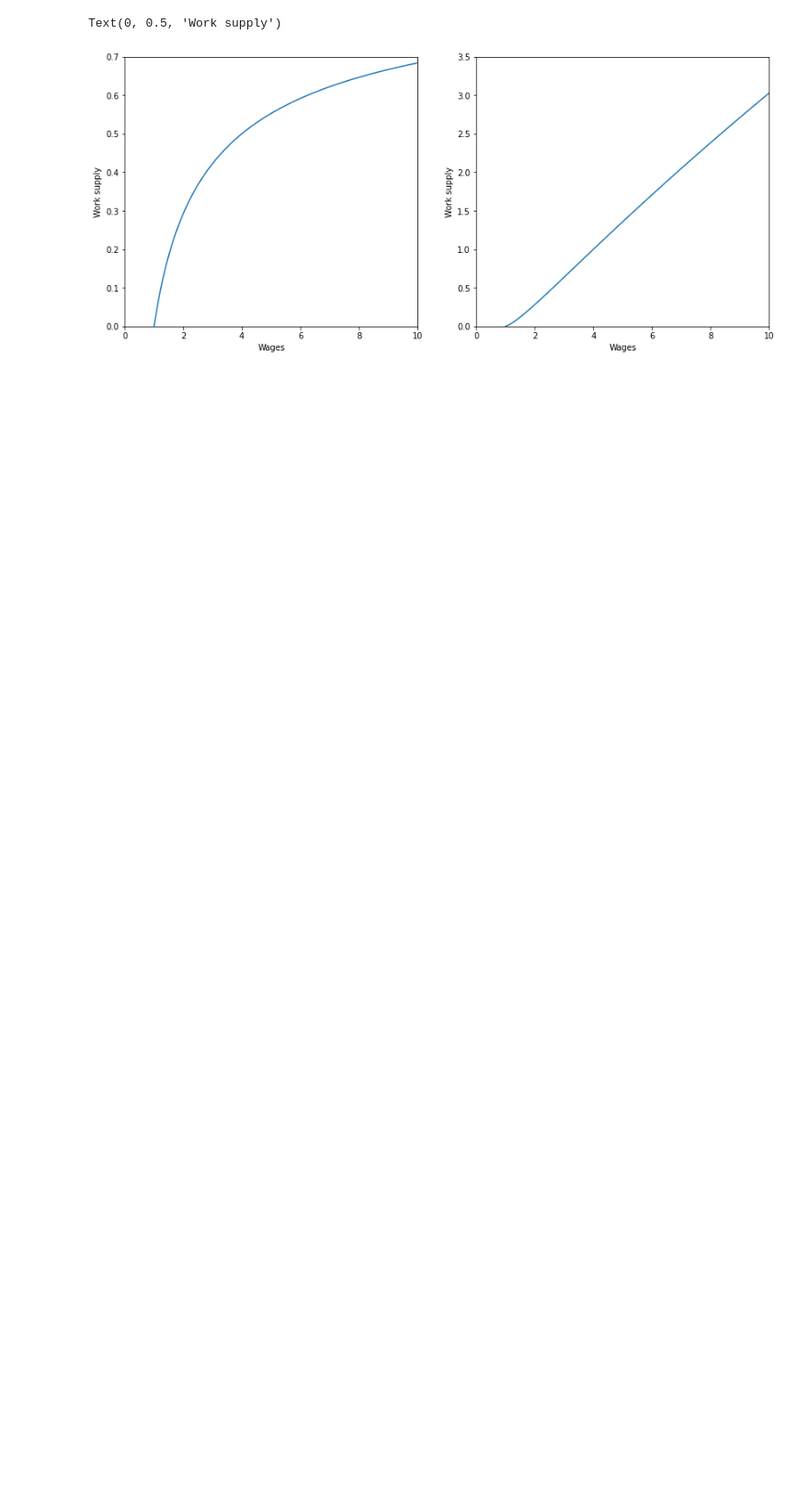
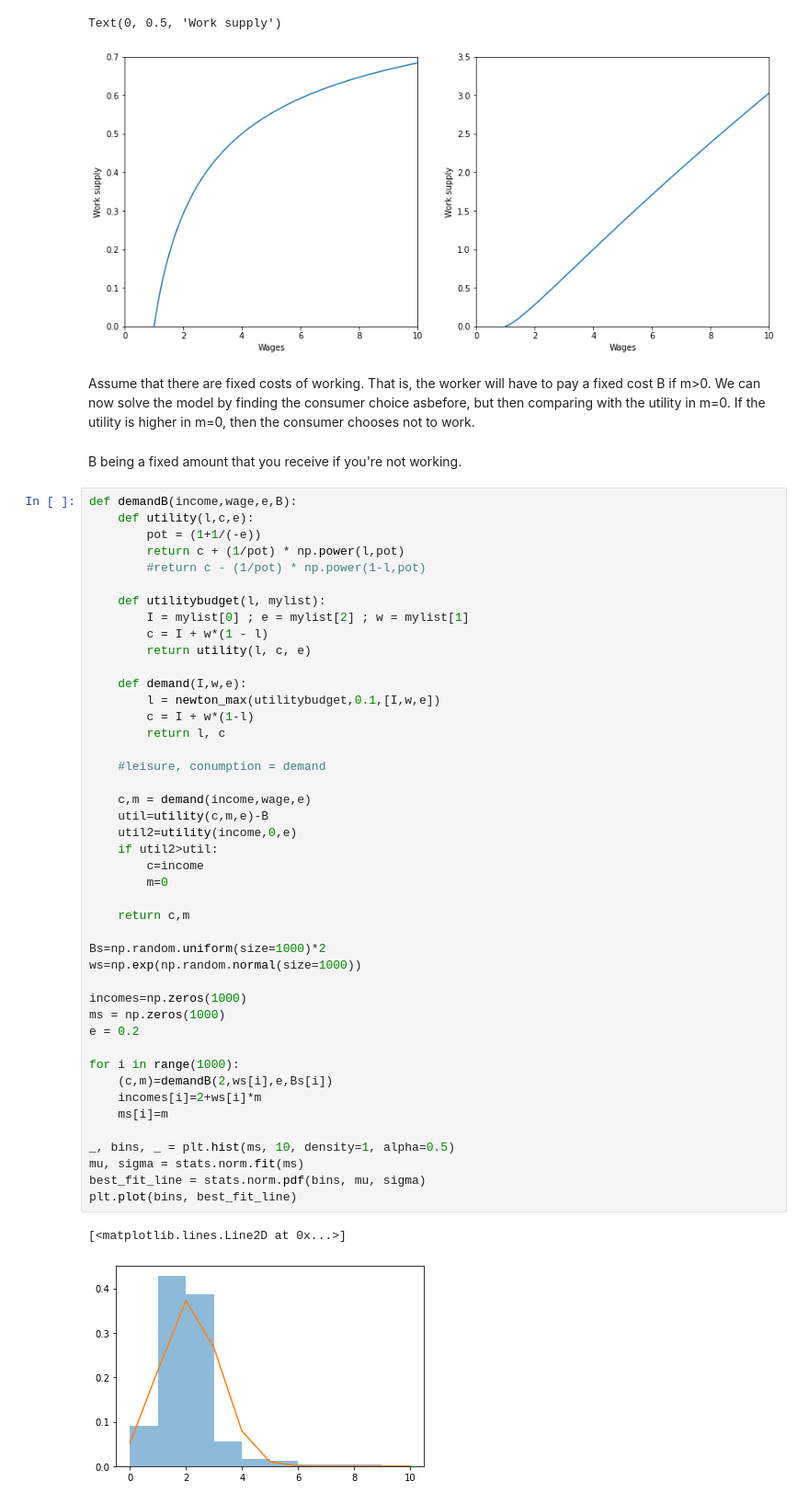
Before and after one commit to PaulineMalaguti/EBA3650, a Jupyter notebook: Lecture 5/QE_Problem_Set_5.ipynb, the cells around one changed output. Shown at 92% size. Cells and saved outputs as stored; diff of their text form; blank space fills up the shorter version.

```diff
--- a/Lecture 5/QE_Problem_Set_5.ipynb
+++ b/Lecture 5/QE_Problem_Set_5.ipynb
@@ -862,3 +859,54 @@ ax1.set_ylabel('Work supply') ; ax2.set_ylabel('Work supply')
 # %% [output]
 Text(0, 0.5, 'Work supply')
 [figure]
+# %% [markdown]
+Assume that there are fixed costs of working. That is, the worker will have to pay a fixed cost B if m>0. We can now solve the model by finding the consumer choice asbefore, but then comparing with the utility in m=0. If the utility is higher in m=0, then the consumer chooses not to work.
+# %% [markdown]
+B being a fixed amount that you receive if you're not working.
+# %%
+def demandB(income,wage,e,B):
+    def utility(l,c,e):
+        pot = (1+1/(-e))
+        return c + (1/pot) * np.power(l,pot)
+        #return c - (1/pot) * np.power(1-l,pot)
+
+    def utilitybudget(l, mylist):
+        I = mylist[0] ; e = mylist[2] ; w = mylist[1]
+        c = I + w*(1 - l)
+        return utility(l, c, e)
+
+    def demand(I,w,e):
+        l = newton_max(utilitybudget,0.1,[I,w,e])
+        c = I + w*(1-l)
+        return l, c
+
+    #leisure, conumption = demand
+
+    c,m = demand(income,wage,e)
+    util=utility(c,m,e)-B
+    util2=utility(income,0,e)
+    if util2>util:
+        c=income
+        m=0
+
+    return c,m
+
+Bs=np.random.uniform(size=1000)*2
+ws=np.exp(np.random.normal(size=1000))
+
+incomes=np.zeros(1000)
+ms = np.zeros(1000)
+e = 0.2
+
+for i in range(1000):
+    (c,m)=demandB(2,ws[i],e,Bs[i])
+    incomes[i]=2+ws[i]*m
+    ms[i]=m
+
+_, bins, _ = plt.hist(ms, 10, density=1, alpha=0.5)
+mu, sigma = stats.norm.fit(ms)
+best_fit_line = stats.norm.pdf(bins, mu, sigma)
+plt.plot(bins, best_fit_line)
+# %% [output]
+[<matplotlib.lines.Line2D at 0x...>]
+[figure, added]
```
Also changed, not shown: parts of 2 cells of this notebook.
